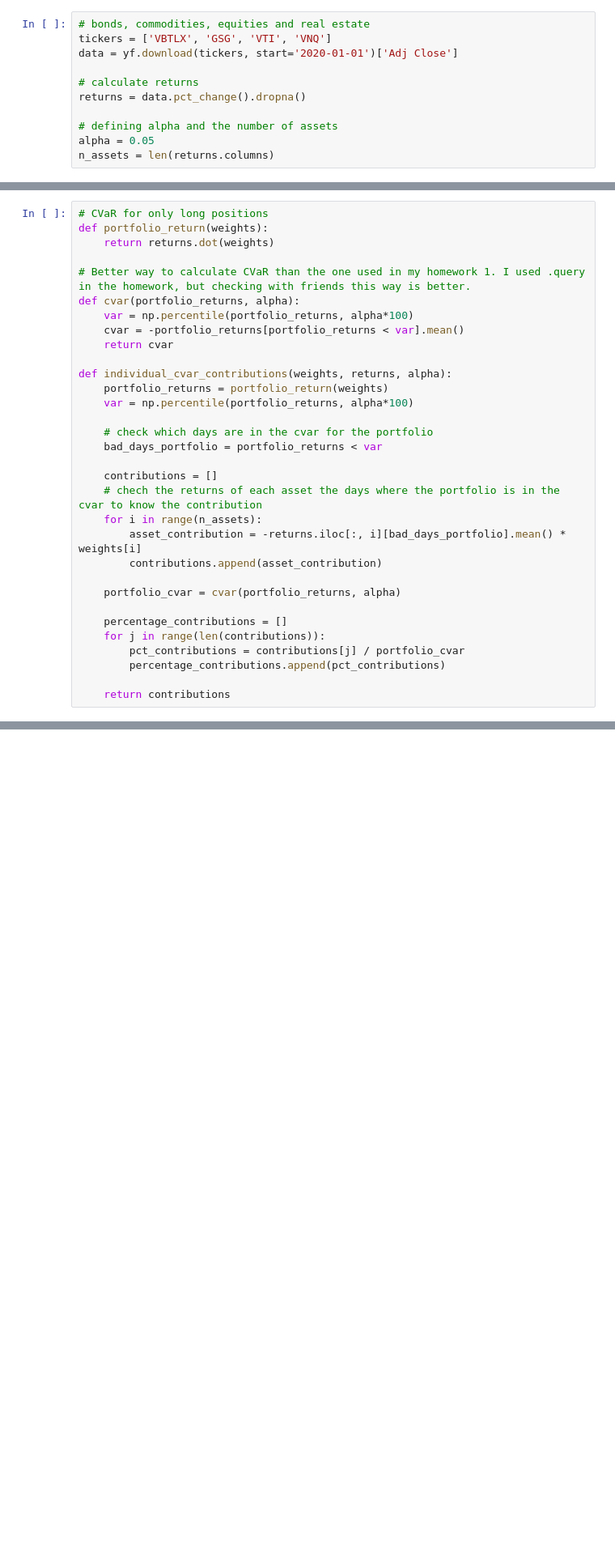
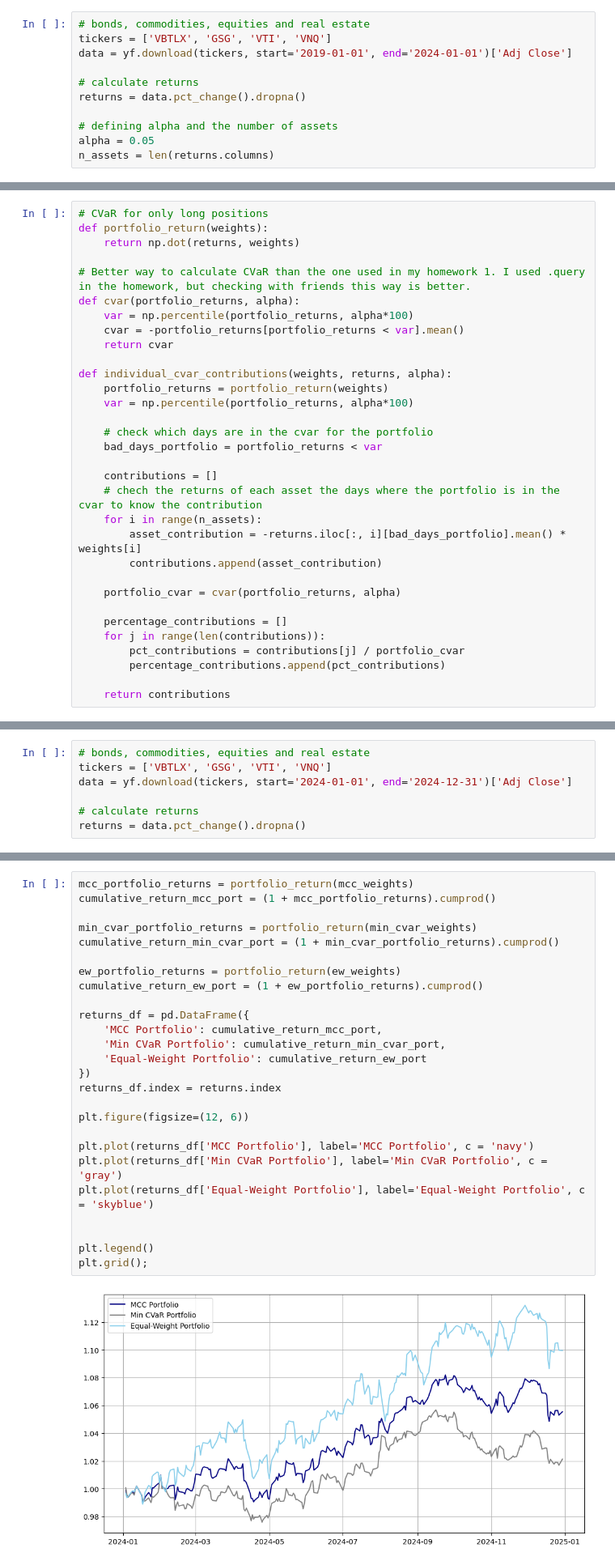
Before and after one commit to LuisMB09/admin_de_riesgos, a Jupyter notebook: min_CVaR.ipynb, the cells around one changed output, grey strips where cells are left out. Shown at 81% size. Drawn from its saved outputs; the diff is of its cells as text; blank space fills up the shorter version.

```diff
--- a/min_CVaR.ipynb
+++ b/min_CVaR.ipynb
@@ -46,7 +47,7 @@ $$
 # %%
 # bonds, commodities, equities and real estate
 tickers = ['VBTLX', 'GSG', 'VTI', 'VNQ']
-data = yf.download(tickers, start='2020-01-01')['Adj Close']
+data = yf.download(tickers, start='2019-01-01', end='2024-01-01')['Adj Close']
 
 # calculate returns
 returns = data.pct_change().dropna()
@@ -61,7 +62,7 @@ n_assets = len(returns.columns)
 # %%
 # CVaR for only long positions
 def portfolio_return(weights):
-    return returns.dot(weights)
+    return np.dot(returns, weights)
 
 # Better way to calculate CVaR than the one used in my homework 1. I used .query in the homework, but checking with friends this way is better.
 def cvar(portfolio_returns, alpha):
@@ -395,0 +219,7 @@ CVaR Contributions by Asset:
+# %%
+# bonds, commodities, equities and real estate
+tickers = ['VBTLX', 'GSG', 'VTI', 'VNQ']
+data = yf.download(tickers, start='2024-01-01', end='2024-12-31')['Adj Close']
+
+# calculate returns
+returns = data.pct_change().dropna()
@@ -395,0 +228,28 @@ CVaR Contributions by Asset:
+# %%
+mcc_portfolio_returns = portfolio_return(mcc_weights)
+cumulative_return_mcc_port = (1 + mcc_portfolio_returns).cumprod()
+
+min_cvar_portfolio_returns = portfolio_return(min_cvar_weights)
+cumulative_return_min_cvar_port = (1 + min_cvar_portfolio_returns).cumprod()
+
+ew_portfolio_returns = portfolio_return(ew_weights)
+cumulative_return_ew_port = (1 + ew_portfolio_returns).cumprod()
+
+returns_df = pd.DataFrame({
+    'MCC Portfolio': cumulative_return_mcc_port,
+    'Min CVaR Portfolio': cumulative_return_min_cvar_port,
+    'Equal-Weight Portfolio': cumulative_return_ew_port
+})
+returns_df.index = returns.index
+
+plt.figure(figsize=(12, 6))
+
+plt.plot(returns_df['MCC Portfolio'], label='MCC Portfolio', c = 'navy')
+plt.plot(returns_df['Min CVaR Portfolio'], label='Min CVaR Portfolio', c = 'gray')
+plt.plot(returns_df['Equal-Weight Portfolio'], label='Equal-Weight Portfolio', c = 'skyblue')
+
+
+plt.legend()
+plt.grid();
+# %% [output]
+[figure, added]
```
Also changed, not shown: parts of 8 cells of this notebook.
